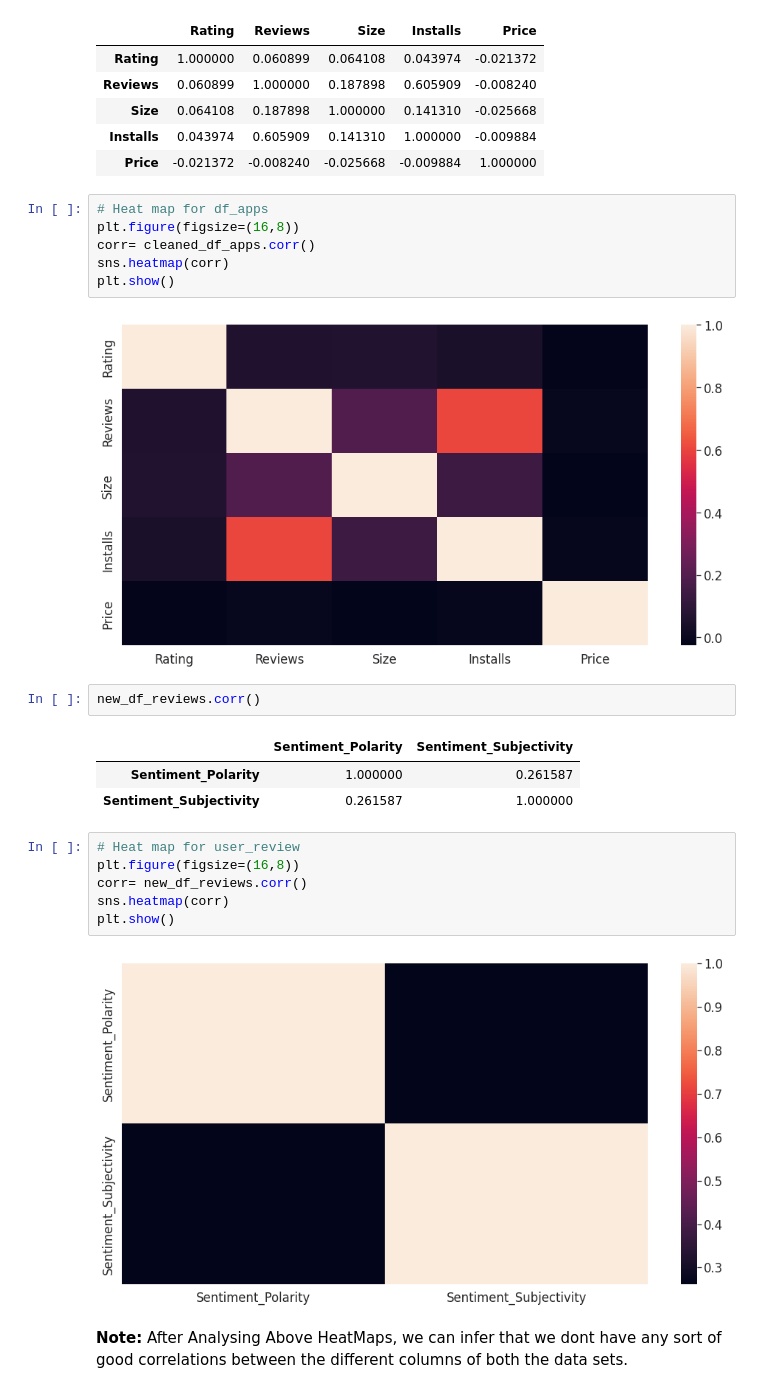
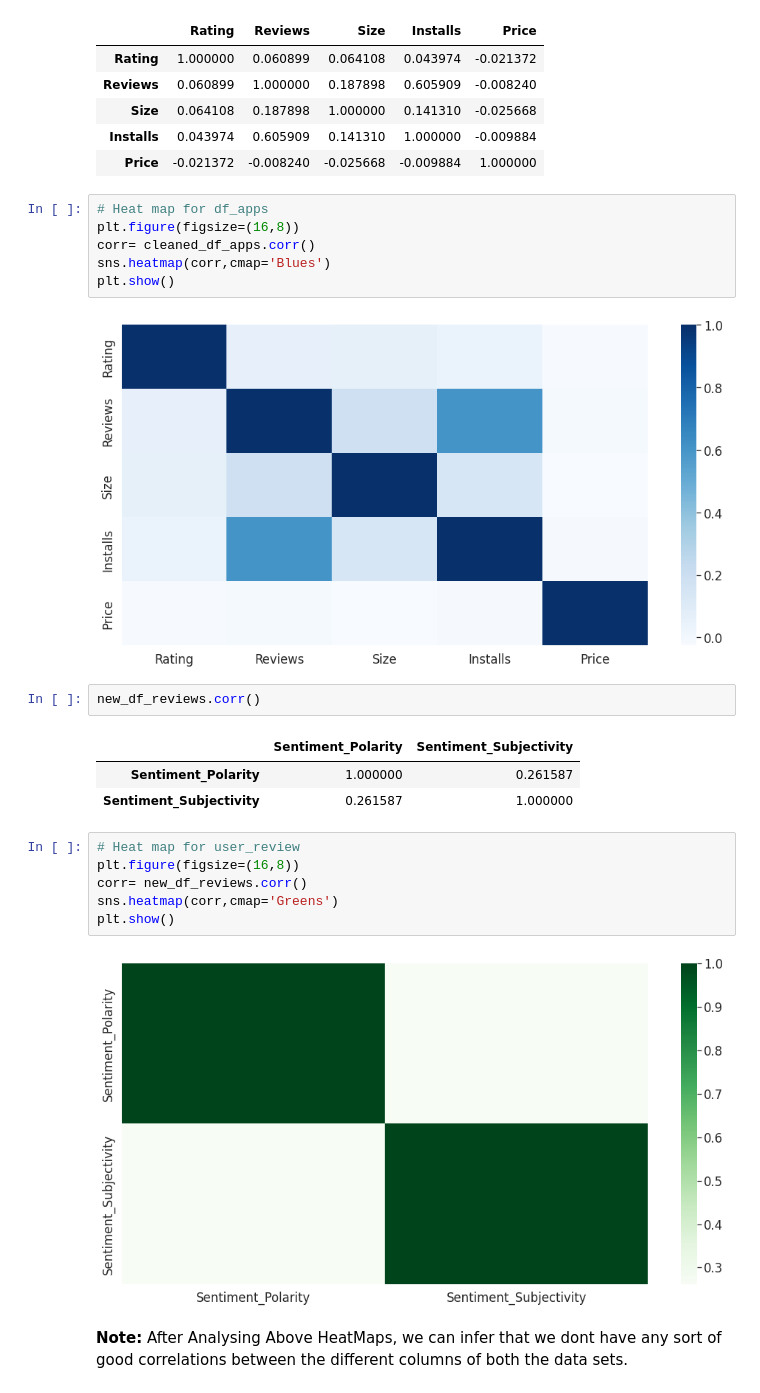
Before and after one commit to raushan9jnv/Play-Store-App-Review-Analysis, a Jupyter notebook: Almabetter_Play_Store_App_Review_Analysis_Capstone_Project_1.ipynb, the cells around one changed output. Saved outputs shown, nothing was run; the diff lists cells and outputs as text.

```diff
--- a/Almabetter_Play_Store_App_Review_Analysis_Capstone_Project_1.ipynb
+++ b/Almabetter_Play_Store_App_Review_Analysis_Capstone_Project_1.ipynb
@@ -1253,10 +1253,10 @@ cleaned_df_apps.corr()
 # Heat map for df_apps
 plt.figure(figsize=(16,8))
 corr= cleaned_df_apps.corr()
-sns.heatmap(corr)
+sns.heatmap(corr,cmap='Blues')
 plt.show()
 # %% [output]
-[figure, old version]
+[figure, new version]
 # %%
 new_df_reviews.corr()
 # %% [output]
@@ -1266,11 +1266,11 @@ new_df_reviews.corr()
 # %%
 # Heat map for user_review
 plt.figure(figsize=(16,8))
 corr= new_df_reviews.corr()
-sns.heatmap(corr)
+sns.heatmap(corr,cmap='Greens')
 plt.show()
 # %% [output]
-[figure, old version]
+[figure, new version]
 # %% [markdown]
 **Note:** After Analysing Above HeatMaps, we can infer that we dont have any sort of good correlations between the different columns of both the data sets.
 # %% [markdown]
```
Also changed, not shown: parts of 2 cells of this notebook.
